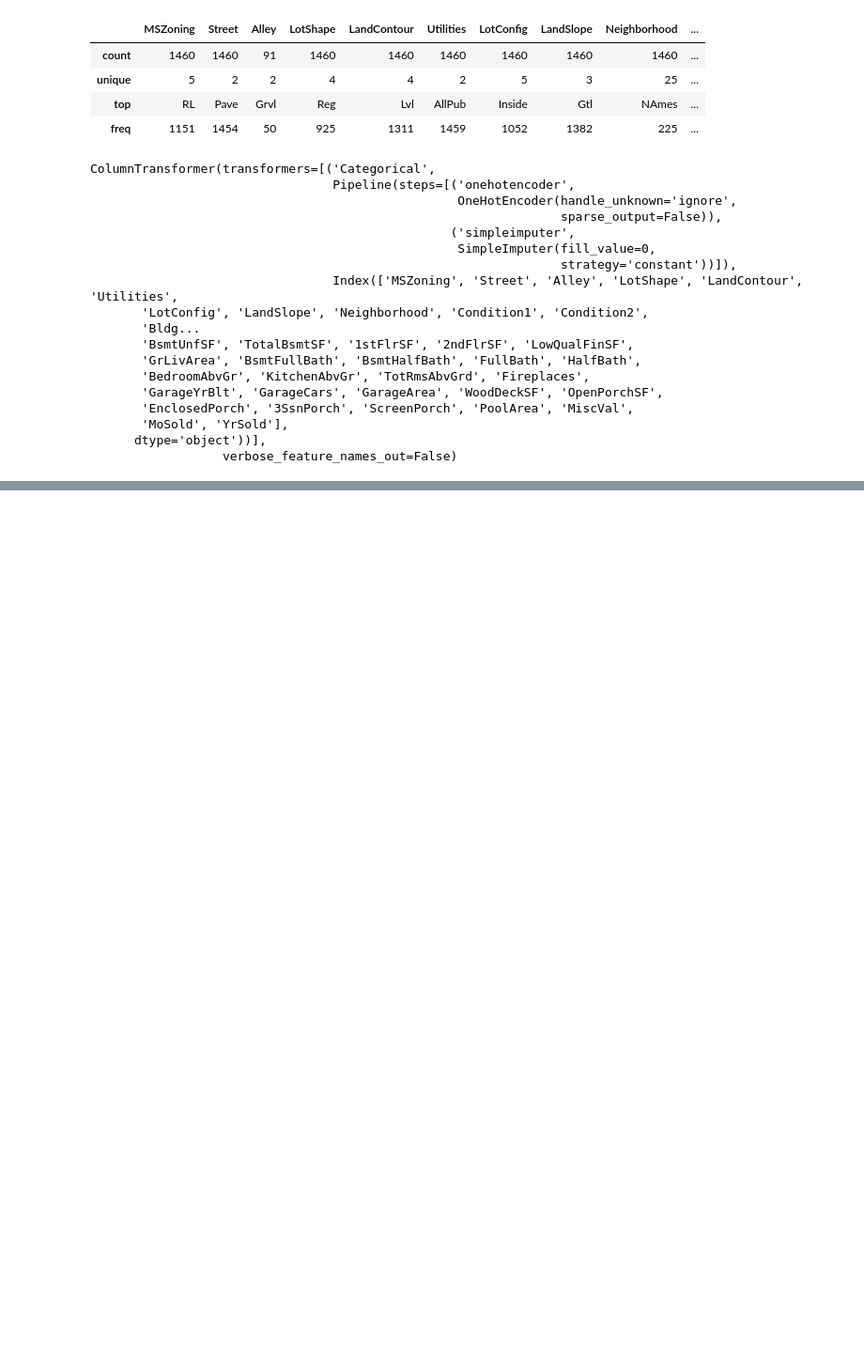
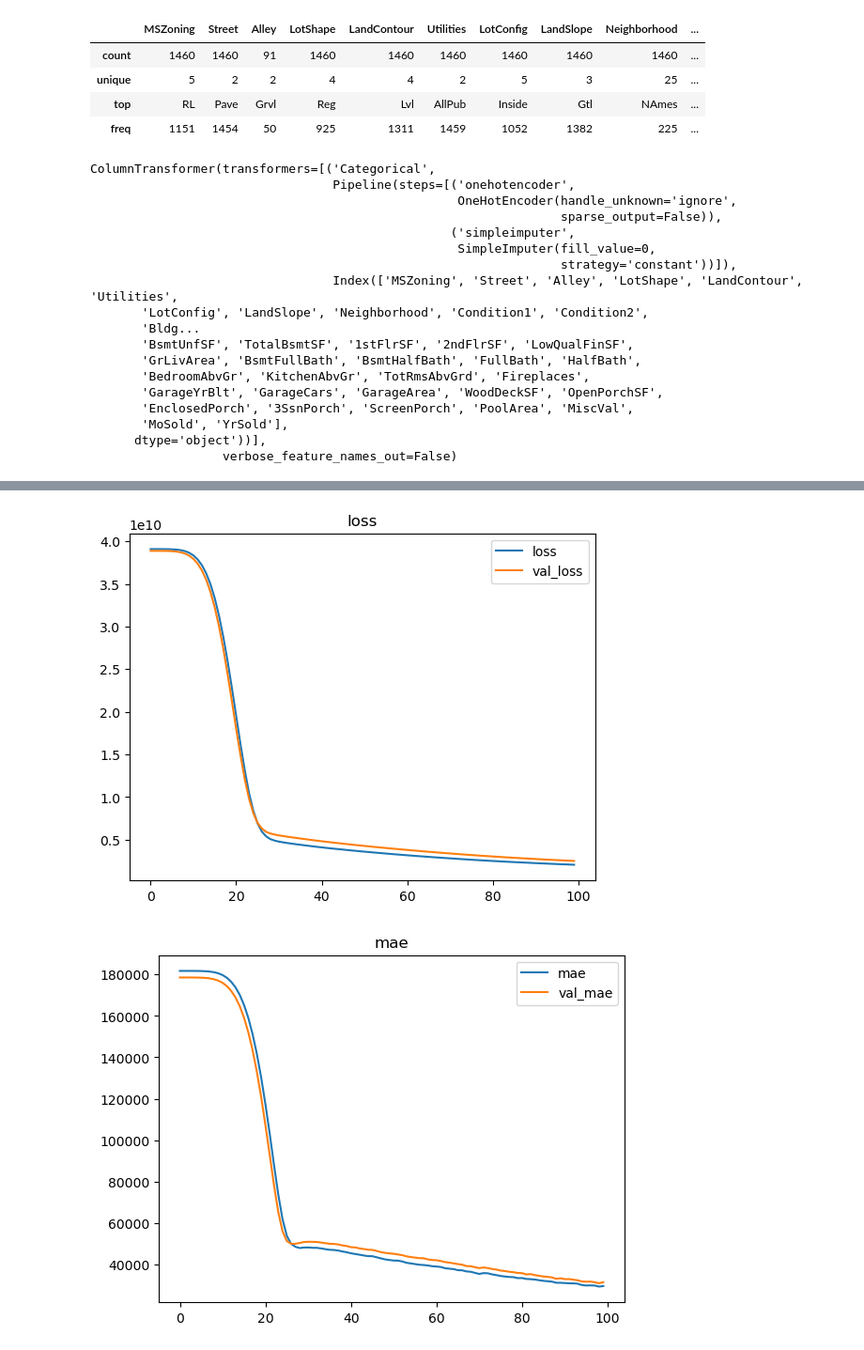
Before and after one commit to carlolopez03/Neural-Networks, a Jupyter notebook: House Price Predictions.ipynb, the cells around one changed output, grey strips where cells are left out. Shown: that part at 94% size. Cells and saved outputs as stored; diff of their text form; code cells hidden in the pictures; blank space fills up the shorter version.

```diff
--- a/House Price Predictions.ipynb
+++ b/House Price Predictions.ipynb
@@ -223,0 +227,9 @@ scores
+# %%
+model2 = Sequential()
+model2.add(Dense(10, activation='relu', input_dim=X_train_proc.shape[1]))
+model2.add(Dense(5, activation='relu'))
+model2.add(Dense(5, activation='relu'))
+model2.add(Dense(5, activation='relu'))
+model2.add(Dense(1, activation='linear'))
+
+model2.summary()
@@ -223,0 +256,8 @@ scores
+# %%
+rmse = RootMeanSquaredError()
+
+model2.compile(loss='mse', optimizer='adam', metrics=['mae', rmse])
+# %%
+history = model2.fit(X_train_proc, y_train,
+                    validation_data = (X_test_proc, y_test),
+                    epochs = 100)
@@ -223,0 +282,5 @@ scores
+# %%
+plot_history(history)
+# %% [output]
+[figure, added]
+[figure, added]
```
Also changed, not shown: parts of 22 cells of this notebook.
